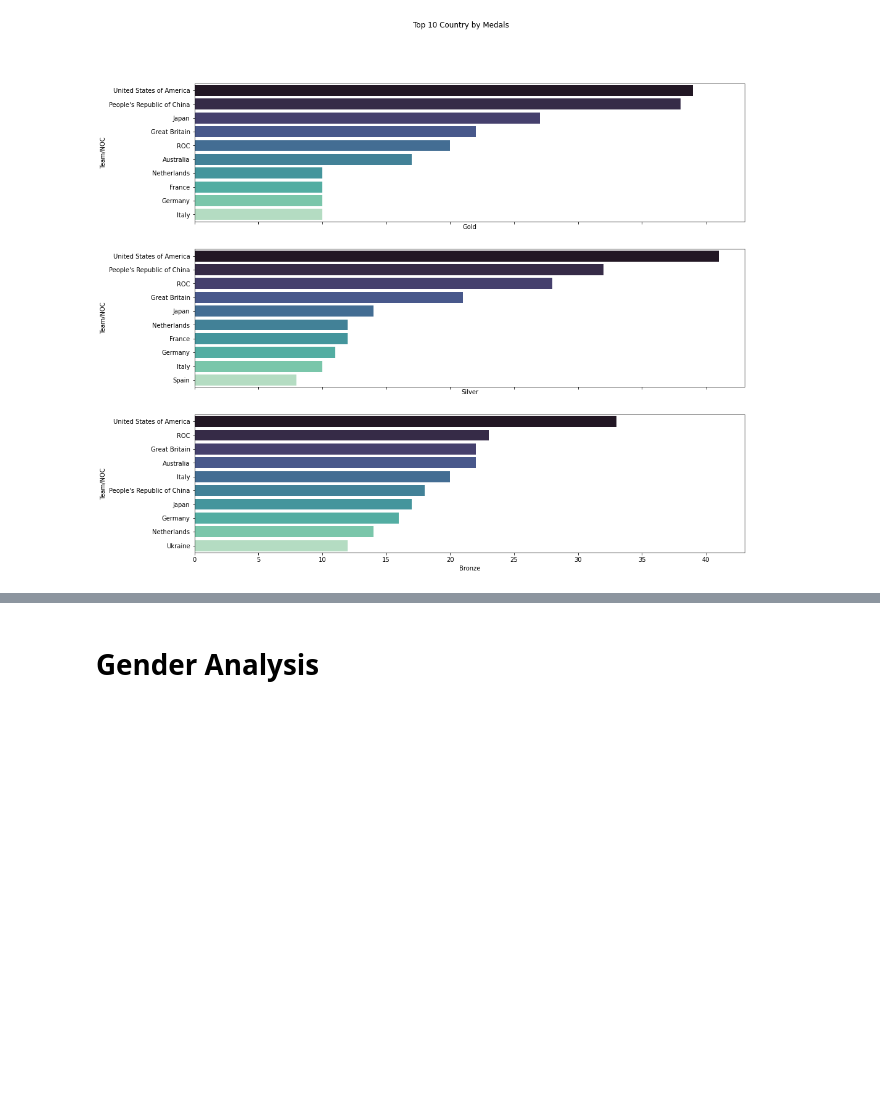
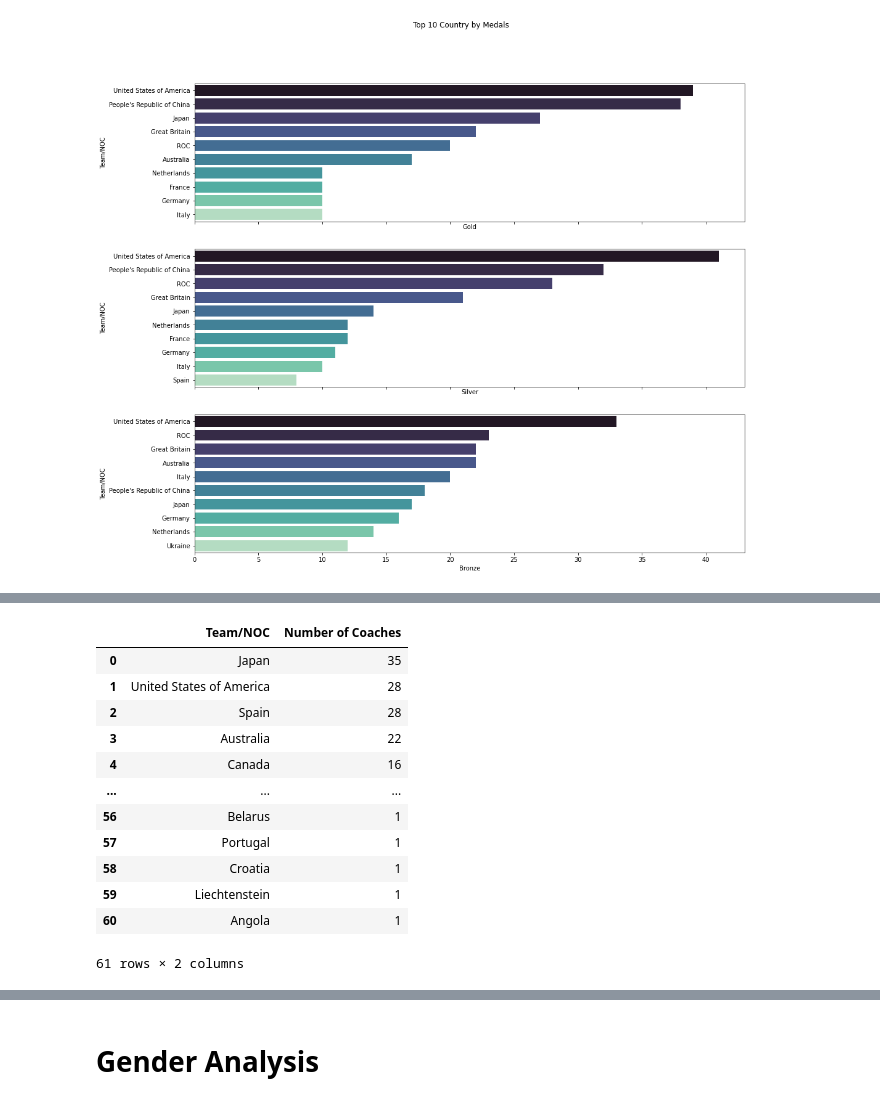
Before and after one commit to Isyaanggita/Tokyo-Olympic-EDA, a Jupyter notebook: Tokyo_Olympic_Datasets.ipynb, the cells around one changed output, grey strips where cells are left out. Cells and saved outputs as stored; diff of their text form; code cells hidden in the pictures; blank space fills up the shorter version.

```diff
--- a/Tokyo_Olympic_Datasets.ipynb
+++ b/Tokyo_Olympic_Datasets.ipynb
@@ -57,0 +77,18 @@ sns.barplot(y='Team/NOC',
+# %%
+# number_coach = coach[['NOC','Discipline']].groupby('NOC').count()
+number_coach = coach[['NOC']].value_counts().rename_axis('Team/NOC').reset_index(name='Number of Coaches')
+number_coach
+# %% [output]
+|  | Team/NOC | Number of Coaches |
+| 0 | Japan | 35 |
+| 1 | United States of America | 28 |
+| 2 | Spain | 28 |
+| 3 | Australia | 22 |
+| 4 | Canada | 16 |
+| ... | ... | ... |
+| 56 | Belarus | 1 |
+| 57 | Portugal | 1 |
+| 58 | Croatia | 1 |
+| 59 | Liechtenstein | 1 |
+| 60 | Angola | 1 |
+61 rows × 2 columns
```
Also changed, not shown: parts of 13 cells of this notebook.
